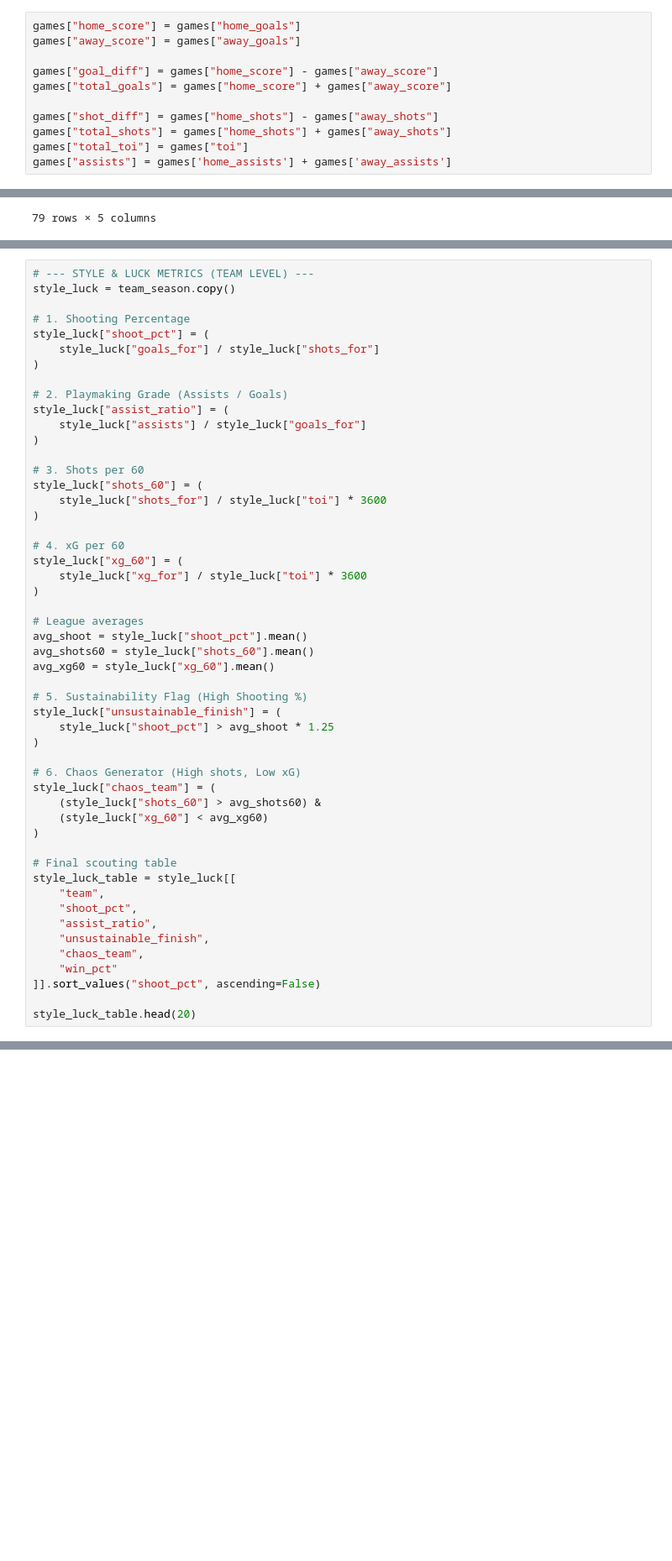
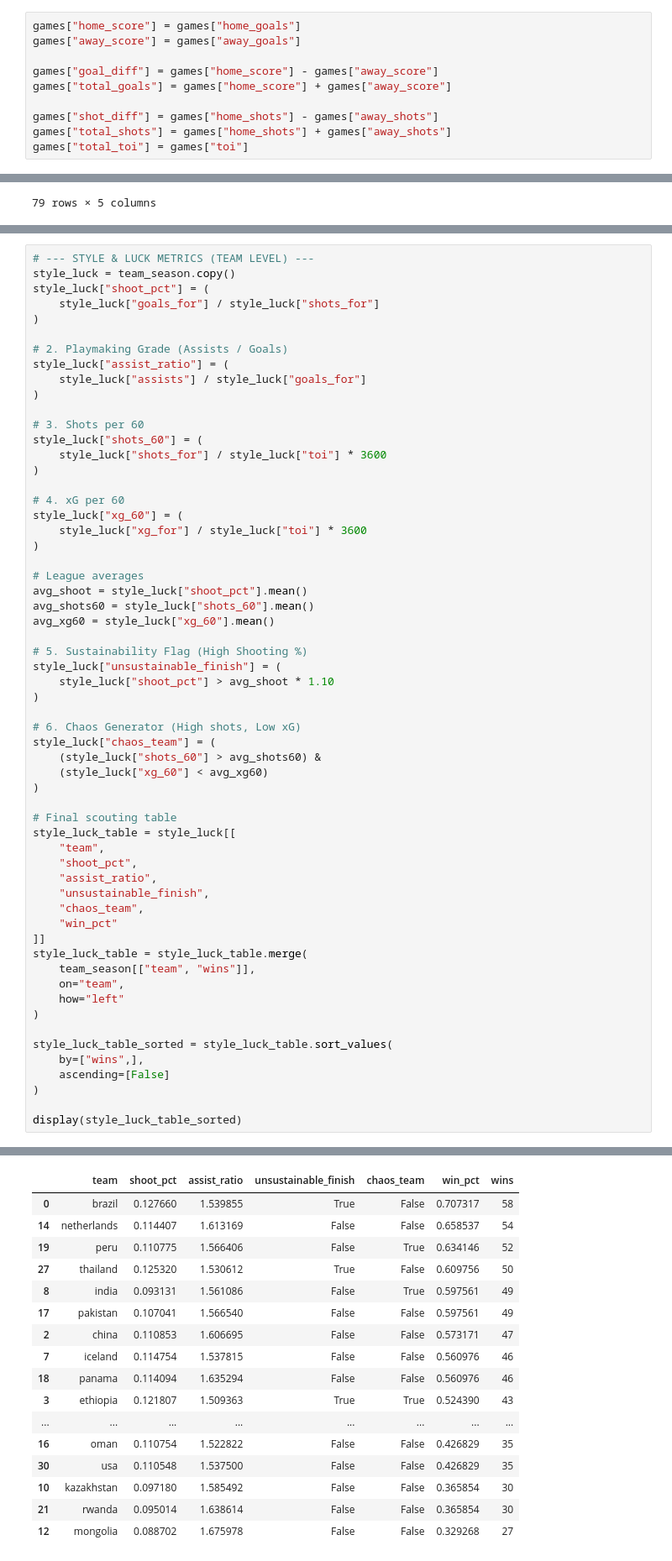
Before and after one commit to AaravGupta17/WDS, a Jupyter notebook: ssb.ipynb, the cells around one changed output, grey strips where cells are left out. Shown at 84% size. Saved outputs shown, nothing was run; the diff lists cells and outputs as text; blank space fills up the shorter version.

```diff
--- a/ssb.ipynb
+++ b/ssb.ipynb
@@ -89,7 +89,6 @@ games["total_goals"] = games["home_score"] + games["away_score"]
 games["shot_diff"] = games["home_shots"] - games["away_shots"]
 games["total_shots"] = games["home_shots"] + games["away_shots"]
 games["total_toi"] = games["toi"]
-games["assists"] = games['home_assists'] + games['away_assists']
 # %%
 home_games = games.copy()
 
@@ -489,8 +488,6 @@ plt.show()
 # %%
 # --- STYLE & LUCK METRICS (TEAM LEVEL) ---
 style_luck = team_season.copy()
-
-# 1. Shooting Percentage
 style_luck["shoot_pct"] = (
     style_luck["goals_for"] / style_luck["shots_for"]
 )
@@ -517,7 +514,7 @@ avg_xg60 = style_luck["xg_60"].mean()
 
 # 5. Sustainability Flag (High Shooting %)
 style_luck["unsustainable_finish"] = (
-    style_luck["shoot_pct"] > avg_shoot * 1.25
+    style_luck["shoot_pct"] > avg_shoot * 1.10
 )
 
 # 6. Chaos Generator (High shots, Low xG)
@@ -534,7 +531,17 @@ style_luck_table = style_luck[[
     "unsustainable_finish",
     "chaos_team",
     "win_pct"
-]].sort_values("shoot_pct", ascending=False)
+]]
+style_luck_table = style_luck_table.merge(
+    team_season[["team", "wins"]],
+    on="team",
+    how="left"
+)
 
-style_luck_table.head(20)
+style_luck_table_sorted = style_luck_table.sort_values(
+    by=["wins",],
+    ascending=[False]
+)
+
+display(style_luck_table_sorted)
 # %% [output]
@@ -541,0 +548,17 @@ KeyError: 'assists'
+|  | team | shoot_pct | assist_ratio | unsustainable_finish | chaos_team | win_pct | wins |
+| 0 | brazil | 0.127660 | 1.539855 | True | False | 0.707317 | 58 |
+| 14 | netherlands | 0.114407 | 1.613169 | False | False | 0.658537 | 54 |
+| 19 | peru | 0.110775 | 1.566406 | False | True | 0.634146 | 52 |
+| 27 | thailand | 0.125320 | 1.530612 | True | False | 0.609756 | 50 |
+| 8 | india | 0.093131 | 1.561086 | False | True | 0.597561 | 49 |
+| 17 | pakistan | 0.107041 | 1.566540 | False | False | 0.597561 | 49 |
+| 2 | china | 0.110853 | 1.606695 | False | False | 0.573171 | 47 |
+| 7 | iceland | 0.114754 | 1.537815 | False | False | 0.560976 | 46 |
+| 18 | panama | 0.114094 | 1.635294 | False | False | 0.560976 | 46 |
+| 3 | ethiopia | 0.121807 | 1.509363 | True | True | 0.524390 | 43 |
+| ... | ... | ... | ... | ... | ... | ... | ... |
+| 16 | oman | 0.110754 | 1.522822 | False | False | 0.426829 | 35 |
+| 30 | usa | 0.110548 | 1.537500 | False | False | 0.426829 | 35 |
+| 10 | kazakhstan | 0.097180 | 1.585492 | False | False | 0.365854 | 30 |
+| 21 | rwanda | 0.095014 | 1.638614 | False | False | 0.365854 | 30 |
+| 12 | mongolia | 0.088702 | 1.675978 | False | False | 0.329268 | 27 |
```
Also changed, not shown: parts of 1 cell of this notebook.
